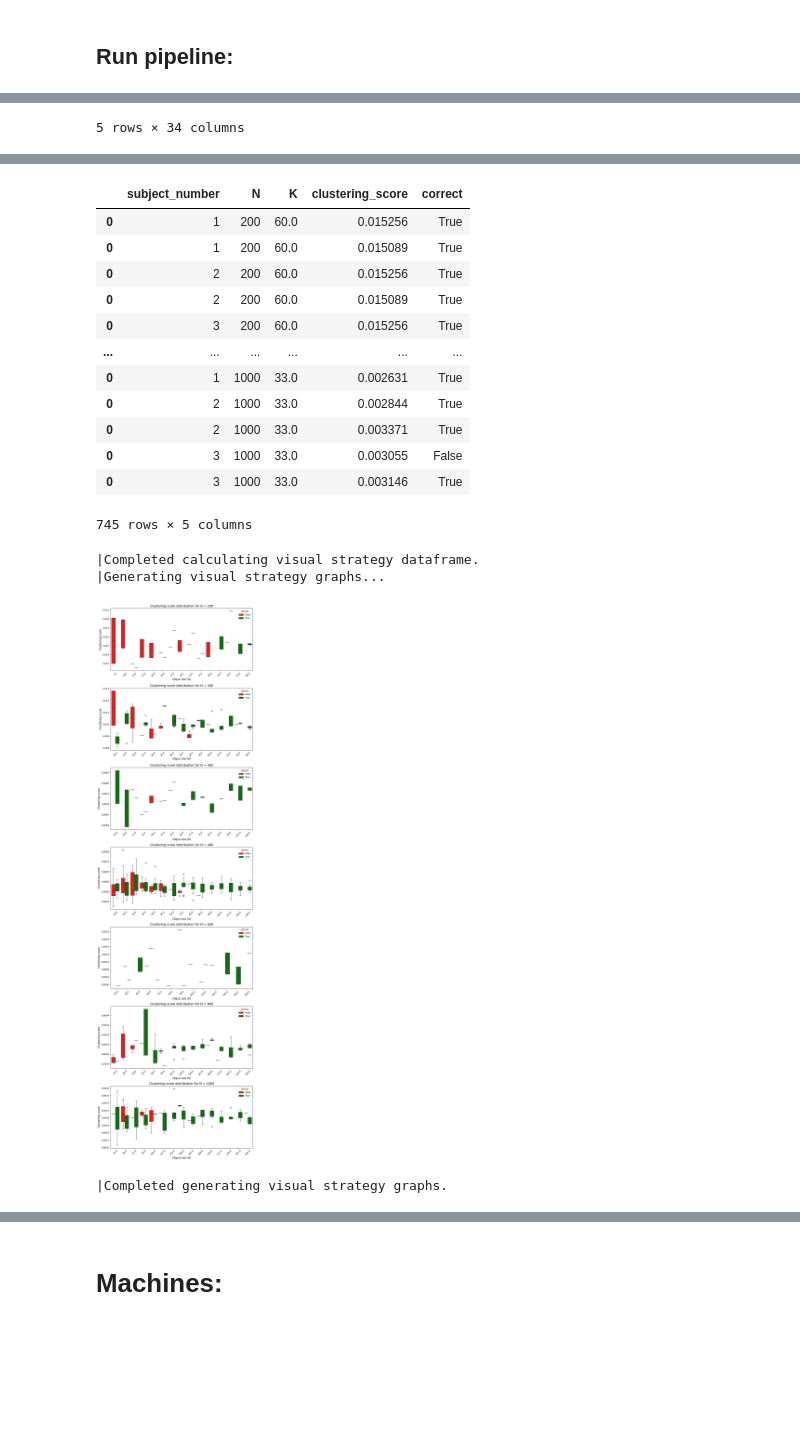
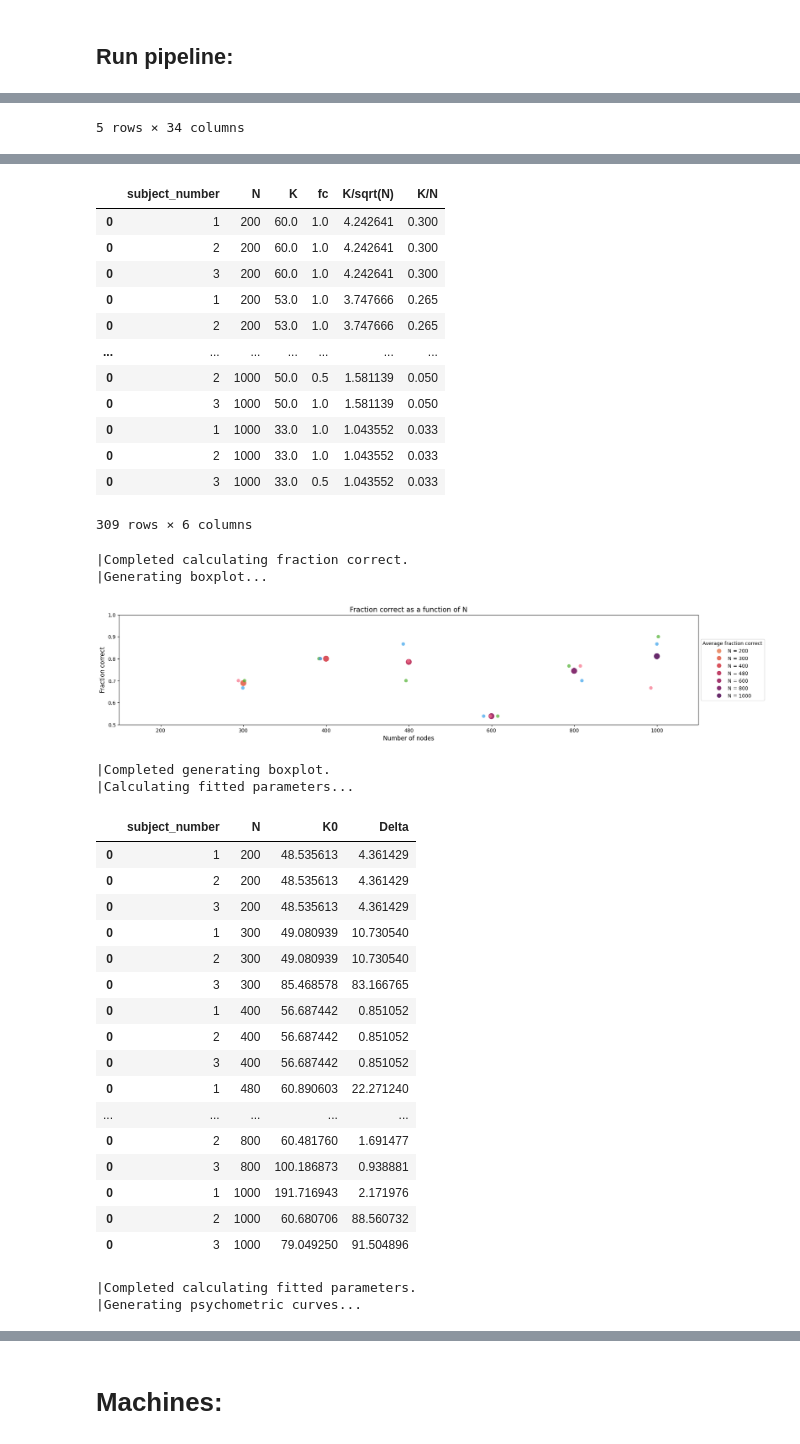
Before and after one commit to danieletirinnanzi/HUPLACLIP-analysis, a Jupyter notebook: data_analysis/HUPLACLIP-combined-analysis.ipynb, the cells around one changed output, grey strips where cells are left out. Drawn from its saved outputs; the diff is of its cells as text; code cells hidden in the pictures; blank space fills up the shorter version.

Commit message:
adapted human pipeline to N-grid (mini-pilot_browser-check) - complete pipeline run

```diff
--- a/data_analysis/HUPLACLIP-combined-analysis.ipynb
+++ b/data_analysis/HUPLACLIP-combined-analysis.ipynb
@@ -1296,7 +1296,7 @@ class HumanAnalysisPipeline:
 ## Run pipeline:
 # %%
 # Instantiate the pipeline with the experiment name
-human_pipeline = HumanAnalysisPipeline(experiment_name="2025-02_mini-pilot_browser-check", analysis_type="global", log_scale_K0=False, variance_test=True)
+human_pipeline = HumanAnalysisPipeline(experiment_name="2025-02_mini-pilot_browser-check", analysis_type="subject-wise", log_scale_K0=False, variance_test=True)
 
 # Run the entire pipeline
 human_pipeline.complete_human_pipeline()
@@ -1336,17 +1336,37 @@ Excluding 160 trials where response time is less than 50ms. 2092 trials remainin
-|  | subject_number | N | K | clustering_score | correct |
-| 0 | 1 | 200 | 60.0 | 0.015256 | True |
-| 0 | 1 | 200 | 60.0 | 0.015089 | True |
-| 0 | 2 | 200 | 60.0 | 0.015256 | True |
-| 0 | 2 | 200 | 60.0 | 0.015089 | True |
-| 0 | 3 | 200 | 60.0 | 0.015256 | True |
-| ... | ... | ... | ... | ... | ... |
-| 0 | 1 | 1000 | 33.0 | 0.002631 | True |
-| 0 | 2 | 1000 | 33.0 | 0.002844 | True |
-| 0 | 2 | 1000 | 33.0 | 0.003371 | True |
-| 0 | 3 | 1000 | 33.0 | 0.003055 | False |
-| 0 | 3 | 1000 | 33.0 | 0.003146 | True |
+|  | subject_number | N | K | fc | K/sqrt(N) | K/N |
+| 0 | 1 | 200 | 60.0 | 1.0 | 4.242641 | 0.300 |
+| 0 | 2 | 200 | 60.0 | 1.0 | 4.242641 | 0.300 |
+| 0 | 3 | 200 | 60.0 | 1.0 | 4.242641 | 0.300 |
+| 0 | 1 | 200 | 53.0 | 1.0 | 3.747666 | 0.265 |
+| 0 | 2 | 200 | 53.0 | 1.0 | 3.747666 | 0.265 |
+| ... | ... | ... | ... | ... | ... | ... |
+| 0 | 2 | 1000 | 50.0 | 0.5 | 1.581139 | 0.050 |
+| 0 | 3 | 1000 | 50.0 | 1.0 | 1.581139 | 0.050 |
+| 0 | 1 | 1000 | 33.0 | 1.0 | 1.043552 | 0.033 |
+| 0 | 2 | 1000 | 33.0 | 1.0 | 1.043552 | 0.033 |
+| 0 | 3 | 1000 | 33.0 | 0.5 | 1.043552 | 0.033 |
-745 rows × 5 columns
+309 rows × 6 columns
-|Completed calculating visual strategy dataframe.
-|Generating visual strategy graphs...
+|Completed calculating fraction correct.
+|Generating boxplot...
-[figure, old version]
+[figure, new version]
-|Completed generating visual strategy graphs.
+|Completed generating boxplot.
+|Calculating fitted parameters...
+|  | subject_number | N | K0 | Delta |
+| 0 | 1 | 200 | 48.535613 | 4.361429 |
+| 0 | 2 | 200 | 48.535613 | 4.361429 |
+| 0 | 3 | 200 | 48.535613 | 4.361429 |
+| 0 | 1 | 300 | 49.080939 | 10.730540 |
+| 0 | 2 | 300 | 49.080939 | 10.730540 |
+| 0 | 3 | 300 | 85.468578 | 83.166765 |
+| 0 | 1 | 400 | 56.687442 | 0.851052 |
+| 0 | 2 | 400 | 56.687442 | 0.851052 |
+| 0 | 3 | 400 | 56.687442 | 0.851052 |
+| 0 | 1 | 480 | 60.890603 | 22.271240 |
+| ... | ... | ... | ... | ... |
+| 0 | 2 | 800 | 60.481760 | 1.691477 |
+| 0 | 3 | 800 | 100.186873 | 0.938881 |
+| 0 | 1 | 1000 | 191.716943 | 2.171976 |
+| 0 | 2 | 1000 | 60.680706 | 88.560732 |
+| 0 | 3 | 1000 | 79.049250 | 91.504896 |
+|Completed calculating fitted parameters.
+|Generating psychometric curves...
```
Also changed, not shown: parts of 1 cell of this notebook, 13 other files.
